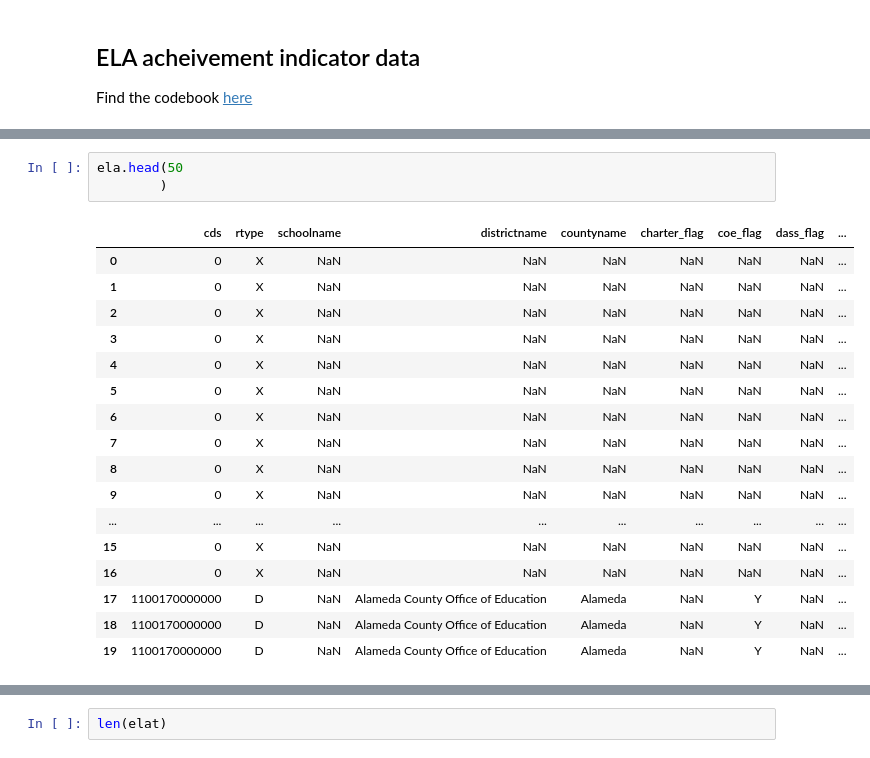
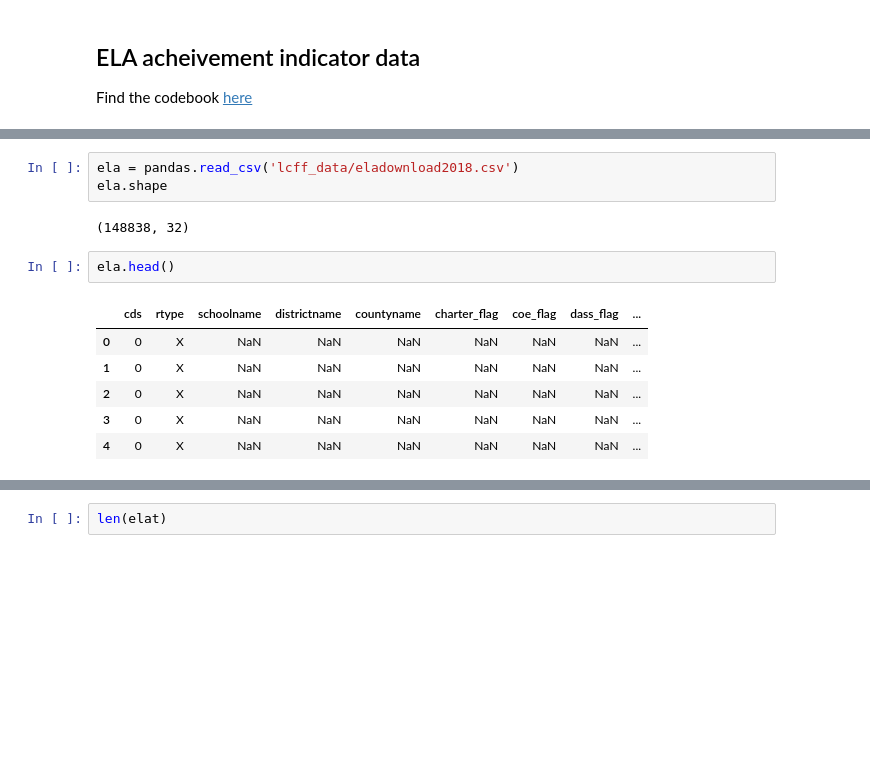
Before and after one commit to fiendskrah/finalcapstone, a Jupyter notebook: project.ipynb, the cells around one changed output, grey strips where cells are left out. Drawn from its saved outputs; the diff is of its cells as text; blank space fills up the shorter version.

```diff
--- a/project.ipynb
+++ b/project.ipynb
@@ -125,21 +122,14 @@ ela.shape
+# %%
+ela = pandas.read_csv('lcff_data/eladownload2018.csv')
+ela.shape
+# %% [output]
+(148838, 32)
 # %%
-ela.head(50
-        )
+ela.head()
 # %% [output]
 |  | cds | rtype | schoolname | districtname | countyname | charter_flag | coe_flag | dass_flag | ... |
 | 0 | 0 | X | NaN | NaN | NaN | NaN | NaN | NaN | ... |
 | 1 | 0 | X | NaN | NaN | NaN | NaN | NaN | NaN | ... |
 | 2 | 0 | X | NaN | NaN | NaN | NaN | NaN | NaN | ... |
 | 3 | 0 | X | NaN | NaN | NaN | NaN | NaN | NaN | ... |
 | 4 | 0 | X | NaN | NaN | NaN | NaN | NaN | NaN | ... |
-| 5 | 0 | X | NaN | NaN | NaN | NaN | NaN | NaN | ... |
-| 6 | 0 | X | NaN | NaN | NaN | NaN | NaN | NaN | ... |
-| 7 | 0 | X | NaN | NaN | NaN | NaN | NaN | NaN | ... |
-| 8 | 0 | X | NaN | NaN | NaN | NaN | NaN | NaN | ... |
-| 9 | 0 | X | NaN | NaN | NaN | NaN | NaN | NaN | ... |
-| ... | ... | ... | ... | ... | ... | ... | ... | ... | ... |
-| 15 | 0 | X | NaN | NaN | NaN | NaN | NaN | NaN | ... |
-| 16 | 0 | X | NaN | NaN | NaN | NaN | NaN | NaN | ... |
-| 17 | 1100170000000 | D | NaN | Alameda County Office of Education | Alameda | NaN | Y | NaN | ... |
-| 18 | 1100170000000 | D | NaN | Alameda County Office of Education | Alameda | NaN | Y | NaN | ... |
-| 19 | 1100170000000 | D | NaN | Alameda County Office of Education | Alameda | NaN | Y | NaN | ... |
```
Also changed, not shown: parts of 20 cells of this notebook, 1 other file.
